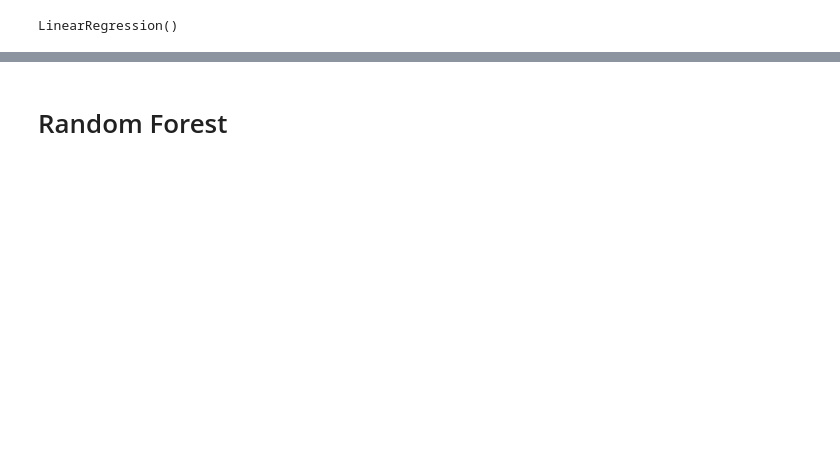
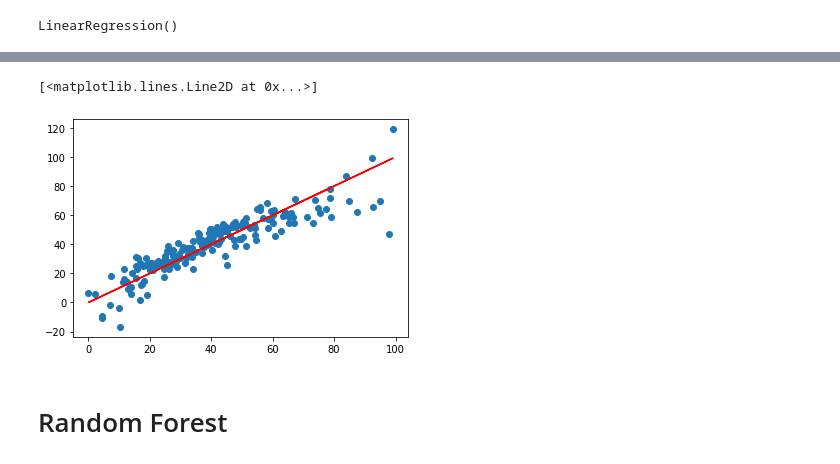
Before and after one commit to KacperChmura1/LaserTag-Project, a Jupyter notebook: Machine_Learning.ipynb, the cells around one changed output, grey strips where cells are left out. Drawn from its saved outputs; the diff is of its cells as text; code cells hidden in the pictures; blank space fills up the shorter version.

```diff
--- a/Machine_Learning.ipynb
+++ b/Machine_Learning.ipynb
@@ -184,3 +192,11 @@ RMSE: 9.777715133333903
+# %%
+plt.scatter(y_test,predictions)
+
+# Real Value
+plt.plot(y_test,y_test,'r')
+# %% [output]
+[<matplotlib.lines.Line2D at 0x...>]
+[figure, added]
 # %%
 with open ("Models/linear_regression_3.pkl", "wb") as file:
     pickle.dump(lm_3,file)
```
Also changed, not shown: parts of 39 cells of this notebook.
